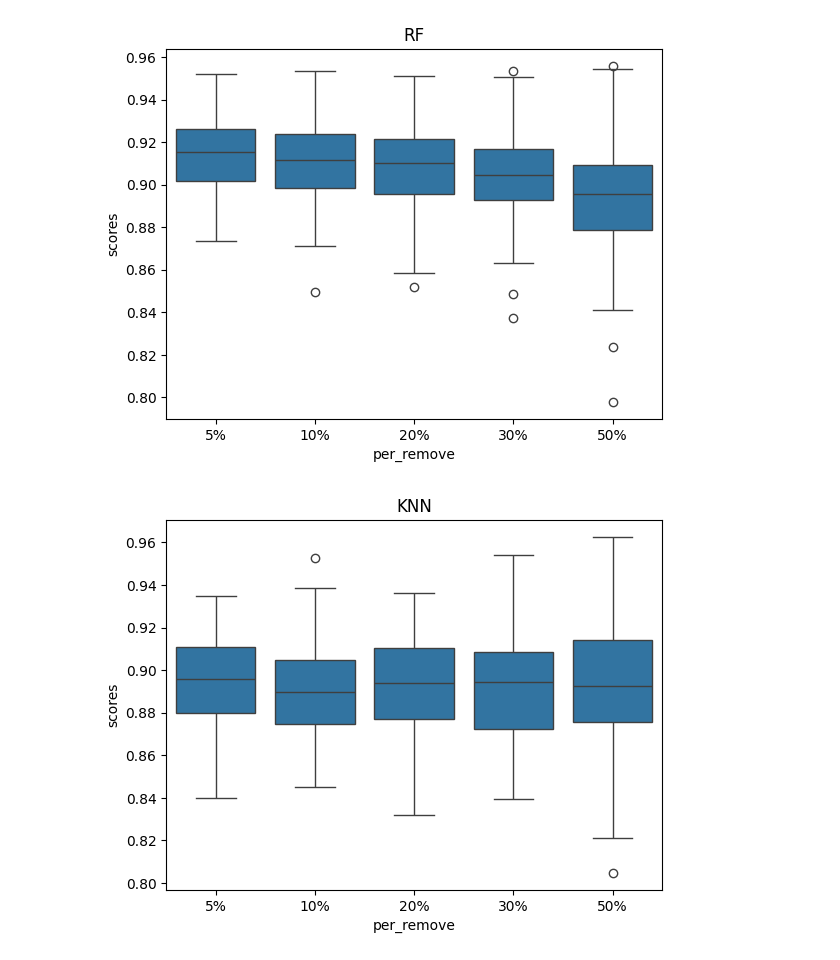
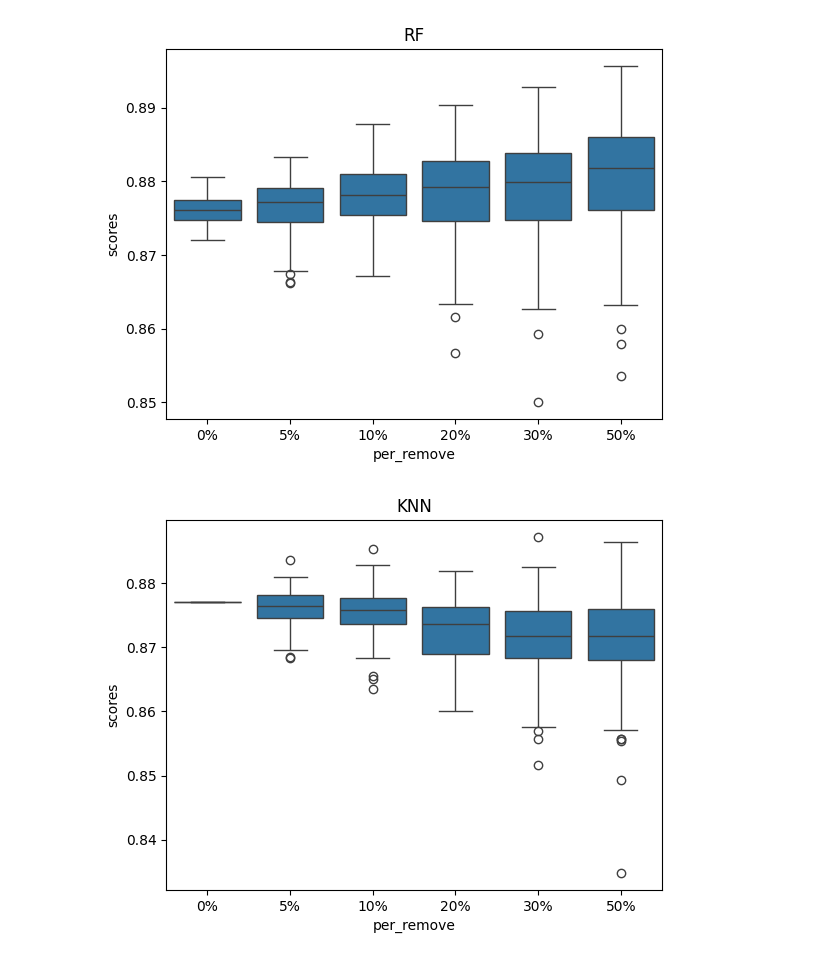
Before and after one commit to ramseylab/vgramreg, a Jupyter notebook: notebooks/Model_Stability_Check.ipynb, the cells around one changed output. Saved outputs shown, nothing was run; the diff lists cells and outputs as text; code cells hidden in the pictures.

Commit message:
Adds 0% data removal experiement and runs boxplot in Model_Stability_Check.ipynb

```diff
--- a/notebooks/Model_Stability_Check.ipynb
+++ b/notebooks/Model_Stability_Check.ipynb
@@ -31,7 +36,6 @@ normalization    = True
 standardize_type = 'mean_std' if normalization else 'none'
 split            = False
 combat_norm      = True
-data_per_remove  = 5
 
 ML1_X, ML1_y = load_dataset('/Users/sangam/Desktop/Epilepsey/Code/vgramreg/dataset/ML1_ML2/2024_02_19_ML1', normalization=normalization, standardize_type=standardize_type, split=split)
 ML2_X, ML2_y = load_dataset('/Users/sangam/Desktop/Epilepsey/Code/vgramreg/dataset/ML1_ML2/2024_02_22_ML2', normalization=normalization, standardize_type=standardize_type, split=split)
@@ -94,8 +97,12 @@ def box_plot(scores, model_names):
         plt.show()
 # %%
 # List of models
+load_locally = False
+r2_score_val,  per_diff_val  = {}, {}
+r2_score_test, per_diff_test = {}, {}
+
 models        = ['Linear', 'KNN', 'SVM', 'RF', 'GP', 'Ridge', 'Lasso', 'univariate, std(S)', 'univariate, max(dS/dV)', 'univariate, area(dS/dV)', 'univariate, area(S)', 'univariate, max(S)']
-per_to_remove = [5, 10, 20, 30, 50]
+per_to_remove = [0, 5, 10, 20, 30, 50]
 num_iteration = 100
 
 # Calcualte y_LOD
@@ -104,8 +111,21 @@ y_LOD = 0.9117010154341669 #calculate_y_LOD(X_testing, y_testing)
 
 kf = KFold(n_splits=5)
 
-r2_score_val,  per_diff_val  = {}, {}
-r2_score_test, per_diff_test = {}, {}
+if load_locally:
+    with open('../weights/r2_score_val.pickle', 'rb') as f:
+        r2_score_val = load(f)
+
+    with open('../weights/per_diff_val.pickle', 'rb') as f:
+        per_diff_val = load(f)
+
+    with open('../weights/r2_score_test.pickle', 'rb') as f:
+        r2_score_test = load(f)
+
+    with open('../weights/per_diff_test.pickle', 'rb') as f:
+        per_diff_test = load(f)
+
+    raise KeyboardInterrupt
+
 
 for data_per_remove in per_to_remove:
     r2_score_val[data_per_remove], per_diff_val[data_per_remove], r2_score_test[data_per_remove], per_diff_test[data_per_remove] = {}, {}, {}, {}
@@ -118,14 +138,13 @@ for data_per_remove in per_to_remove:
 for data_per_remove in per_to_remove:
     for _ in range(num_iteration):
         num_selection = int((100 - data_per_remove) * len(y_train) / 100.0)
-        selected_indx = np.random.choice(range(len(y_train) - 1), num_selection)
+        selected_indx = np.random.choice(range(len(y_train)), num_selection, replace=False)
 
         X_train_      = X_train.iloc[selected_indx]
         y_train_      = y_train.iloc[selected_indx]
 
         assert len(y_train_) == num_selection
 
-        print(X_train_.shape)
 
         for model_name in models:
             model    = select_model(model_name)
@@ -173,3 +180,4 @@ training_reduction_plot(r2_score_test.copy(), ['Linear', 'SVM', 'RF', 'KNN', 'GP
 # %%
-box_plot(r2_score_val.copy(), ['Linear', 'SVM', 'RF', 'KNN', 'GP'])
+per_to_remove = [0, 5, 10, 20, 30, 50]
+box_plot(r2_score_test.copy(), ['Linear', 'SVM', 'RF', 'KNN', 'GP'], adj_score=True)
 # %% [output]
@@ -178,2 +186,2 @@ box_plot(r2_score_val.copy(), ['Linear', 'SVM', 'RF', 'KNN', 'GP'])
-[figure, old version]
+[figure, new version]
-[figure, old version]
+[figure, new version]
```
Also changed, not shown: parts of 17 cells of this notebook.
